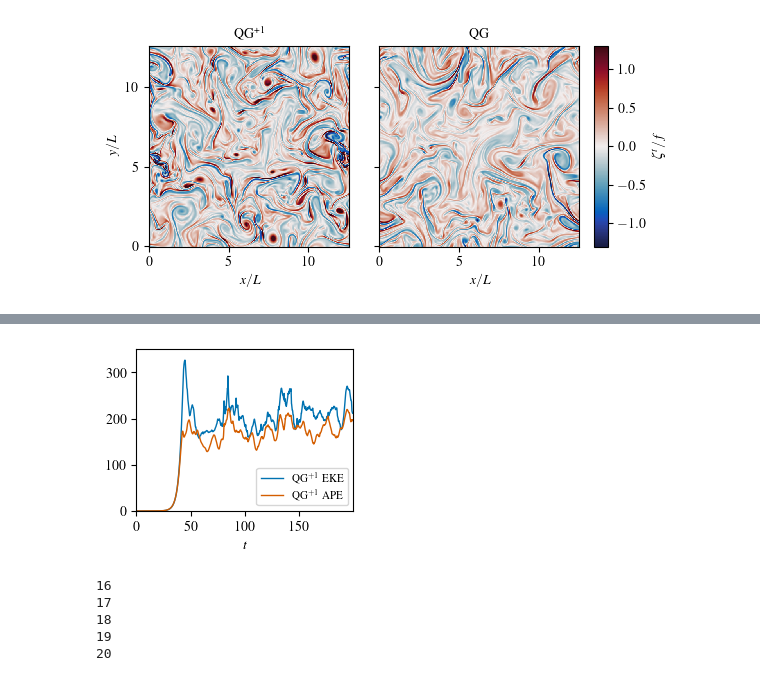
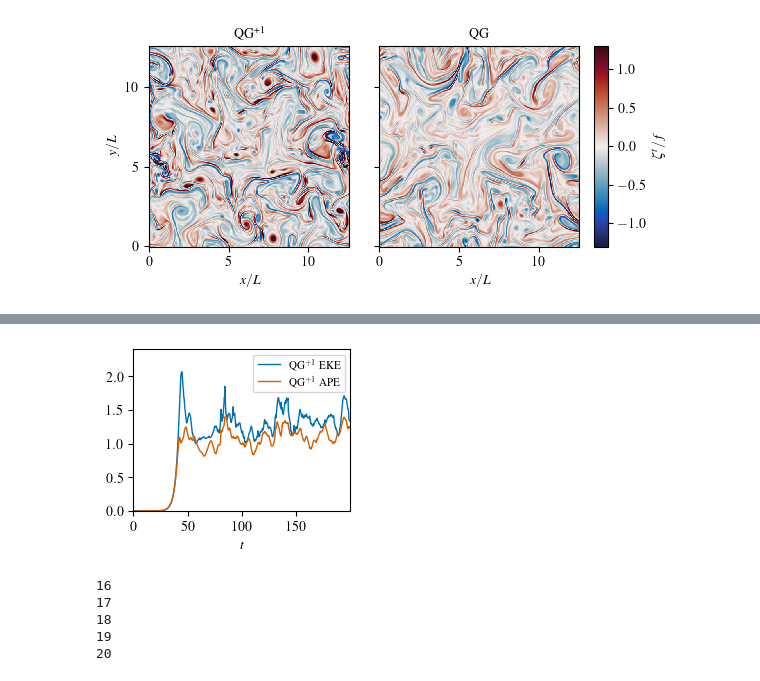
Before and after one commit to Empyreal092/QGp1_EadyTurb_2DFront_Public, a Jupyter notebook: Eady/plot/plot_snap_both.ipynb, the cells around one changed output, grey strips where cells are left out. Saved outputs shown, nothing was run; the diff lists cells and outputs as text; code cells hidden in the pictures.

```diff
--- a/Eady/plot/plot_snap_both.ipynb
+++ b/Eady/plot/plot_snap_both.ipynb
@@ -49,8 +49,8 @@ dgname = dgname.replace(".", "d" ); dgname = "../"+dgname+'.h5'
 with h5py.File(dgname, mode='r') as file:
     KE_data_notscaled = np.squeeze(np.array(file['tasks']['KE']))
     KE_uv_data = np.squeeze(np.array(file['tasks']['KE_uv']))
-    KE_w_data = KE_data_notscaled-KE_uv_data
-    KE_data = KE_uv_data+KE_w_data*(1/480*np.pi)**2
+    # KE_w_data = KE_data_notscaled-KE_uv_data
+    KE_data = KE_uv_data
     PE_data = np.squeeze(np.array(file['tasks']['PE']))
     KE_G_data = np.squeeze(np.array(file['tasks']['KE_G']))
     PE_G_data = np.squeeze(np.array(file['tasks']['PE_G']))
@@ -174,12 +172,14 @@ plt.savefig(figname, bbox_inches='tight', dpi=800)
 # %%
 fig=plt.figure(figsize=(2.8, 2.1))
 
-plt.plot(dg_time_ary,KE_data+PE_data,label="QG$^{+1}$ sim TE")
-plt.plot(dg_time_ary,KE_G_data+PE_G_data,label="QG$^{+1}$ sim TE$^0$")
-plt.plot(dg_time_ary,KE_QGdata+PE_QGdata,label="QG sim TE$^0$")
+vol = (4*np.pi)**2*1
+
+plt.plot(dg_time_ary,(KE_data+PE_data)/vol,label=r"QG$^{+1}$ sim E")
+plt.plot(dg_time_ary,(KE_G_data+PE_G_data)/vol,label=r"QG$^{+1}$ sim E$^0$")
+plt.plot(dg_time_ary,(KE_QGdata+PE_QGdata)/vol,label=r"QG sim E$^0$")
 plt.xlabel("$t$")
 plt.legend()
-plt.ylim([0,520])
+plt.ylim([0,3.3])
 
 figname = 'figs/EadyQGpl_fullE.pdf'
 plt.savefig(figname, bbox_inches='tight')
@@ -188,16 +188,16 @@ plt.savefig(figname, bbox_inches='tight')
 # %%
 fig=plt.figure(figsize=(2.8, 2.1))
 
-plt.plot(dg_time_ary,KE_data,label="QG$^{+1}$ EKE")
-plt.plot(dg_time_ary,PE_data,label="QG$^{+1}$ APE")
+plt.plot(dg_time_ary,(KE_data)/vol,label=r"QG$^{+1}$ EKE")
+plt.plot(dg_time_ary,(PE_data)/vol,label=r"QG$^{+1}$ APE")
 plt.xlabel("$t$")
 plt.legend()
-plt.ylim([0,350])
+plt.ylim([0,2.4])
 
 figname = 'figs/EadyQGpl_KEPE.pdf'
 plt.savefig(figname, bbox_inches='tight')
 # %% [output]
-[figure, old version]
+[figure, new version]
 # %%
 Ro = 0.032
 randseed = sel
```
Also changed, not shown: parts of 8 cells of this notebook, 1 other file.
